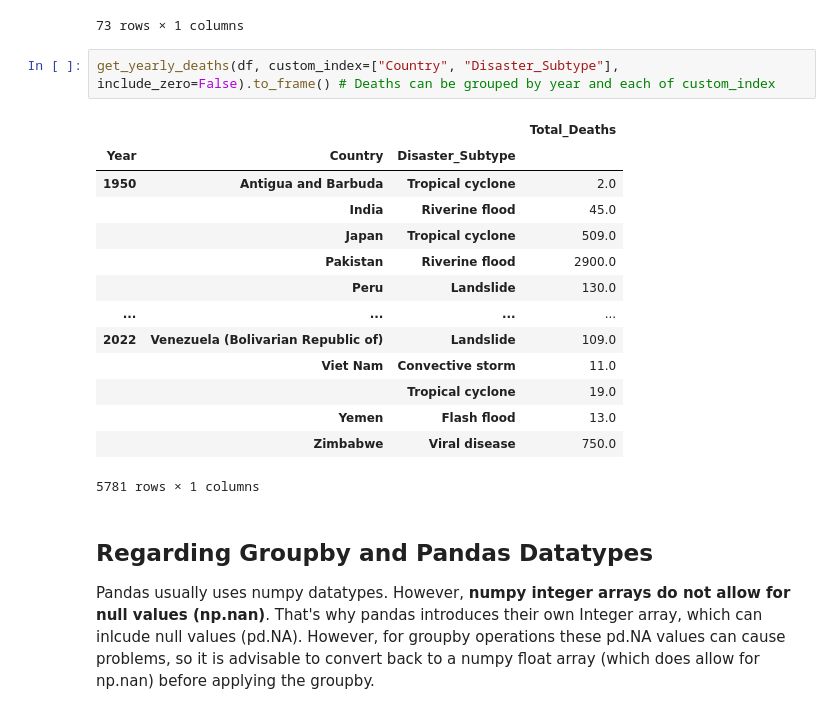
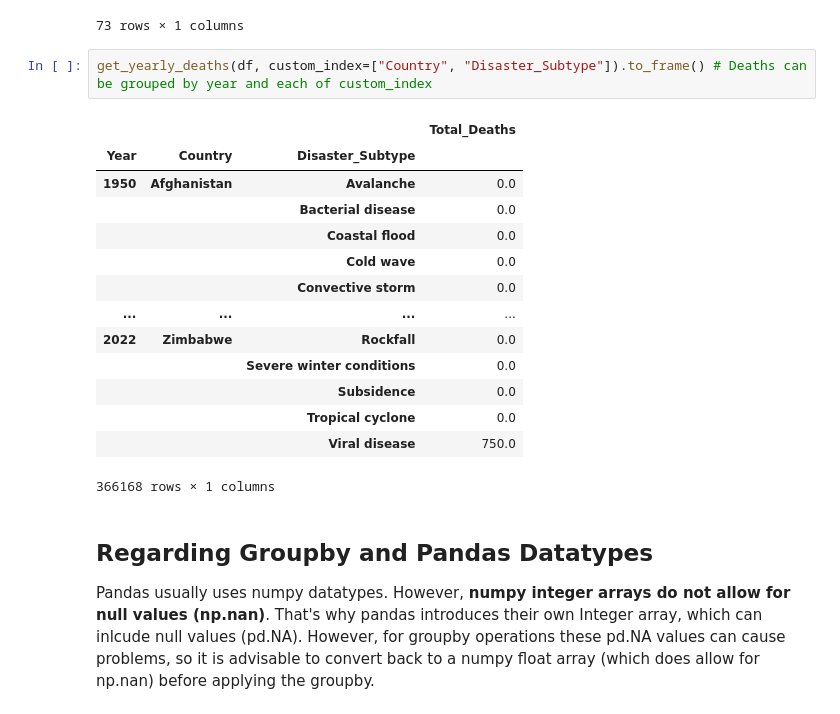
Before and after one commit to r-Files/DOPP, a Jupyter notebook: jupyter_notebooks/lab_question_c.ipynb, the cells around one changed output. Drawn from its saved outputs; the diff is of its cells as text.

```diff
--- a/jupyter_notebooks/lab_question_c.ipynb
+++ b/jupyter_notebooks/lab_question_c.ipynb
@@ -83,22 +83,22 @@ get_yearly_deaths(df, include_zero=True).to_frame() # Deaths grouped by year. Ro
 | 2022 | 13247.0 |
 73 rows × 1 columns
 # %%
-get_yearly_deaths(df, custom_index=["Country", "Disaster_Subtype"], include_zero=False).to_frame() # Deaths can be grouped by year and each of custom_index
+get_yearly_deaths(df, custom_index=["Country", "Disaster_Subtype"]).to_frame() # Deaths can be grouped by year and each of custom_index
 # %% [output]
 |  |  |  | Total_Deaths |
 | Year | Country | Disaster_Subtype |  |
-| 1950 | Antigua and Barbuda | Tropical cyclone | 2.0 |
-|  | India | Riverine flood | 45.0 |
-|  | Japan | Tropical cyclone | 509.0 |
-|  | Pakistan | Riverine flood | 2900.0 |
-|  | Peru | Landslide | 130.0 |
+| 1950 | Afghanistan | Avalanche | 0.0 |
+|  |  | Bacterial disease | 0.0 |
+|  |  | Coastal flood | 0.0 |
+|  |  | Cold wave | 0.0 |
+|  |  | Convective storm | 0.0 |
 | ... | ... | ... | ... |
-| 2022 | Venezuela (Bolivarian Republic of) | Landslide | 109.0 |
-|  | Viet Nam | Convective storm | 11.0 |
-|  |  | Tropical cyclone | 19.0 |
-|  | Yemen | Flash flood | 13.0 |
-|  | Zimbabwe | Viral disease | 750.0 |
+| 2022 | Zimbabwe | Rockfall | 0.0 |
+|  |  | Severe winter conditions | 0.0 |
+|  |  | Subsidence | 0.0 |
+|  |  | Tropical cyclone | 0.0 |
+|  |  | Viral disease | 750.0 |
-5781 rows × 1 columns
+366168 rows × 1 columns
 # %% [markdown]
 ## Regarding Groupby and Pandas Datatypes
 
```
Also changed, not shown: parts of 20 cells of this notebook, 1 other file.
